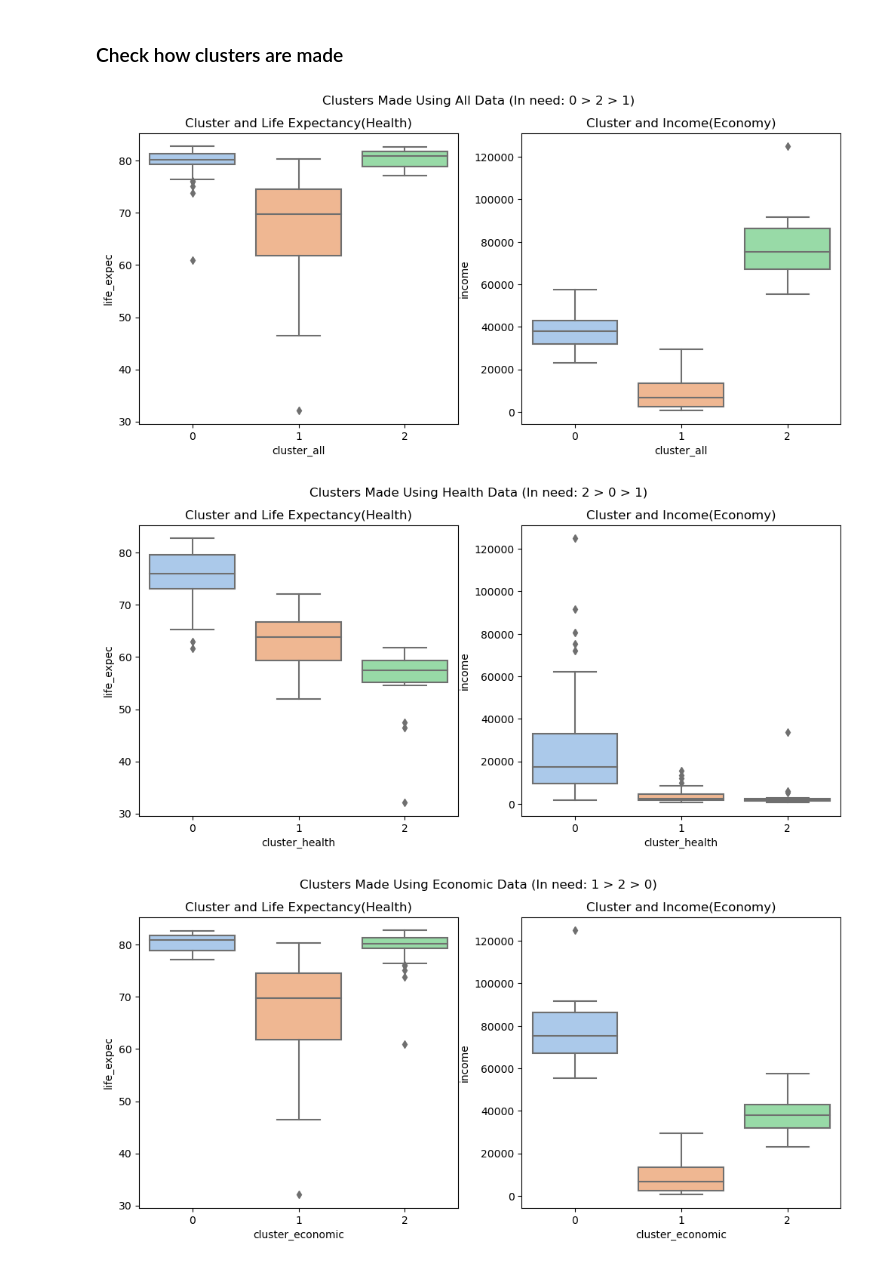
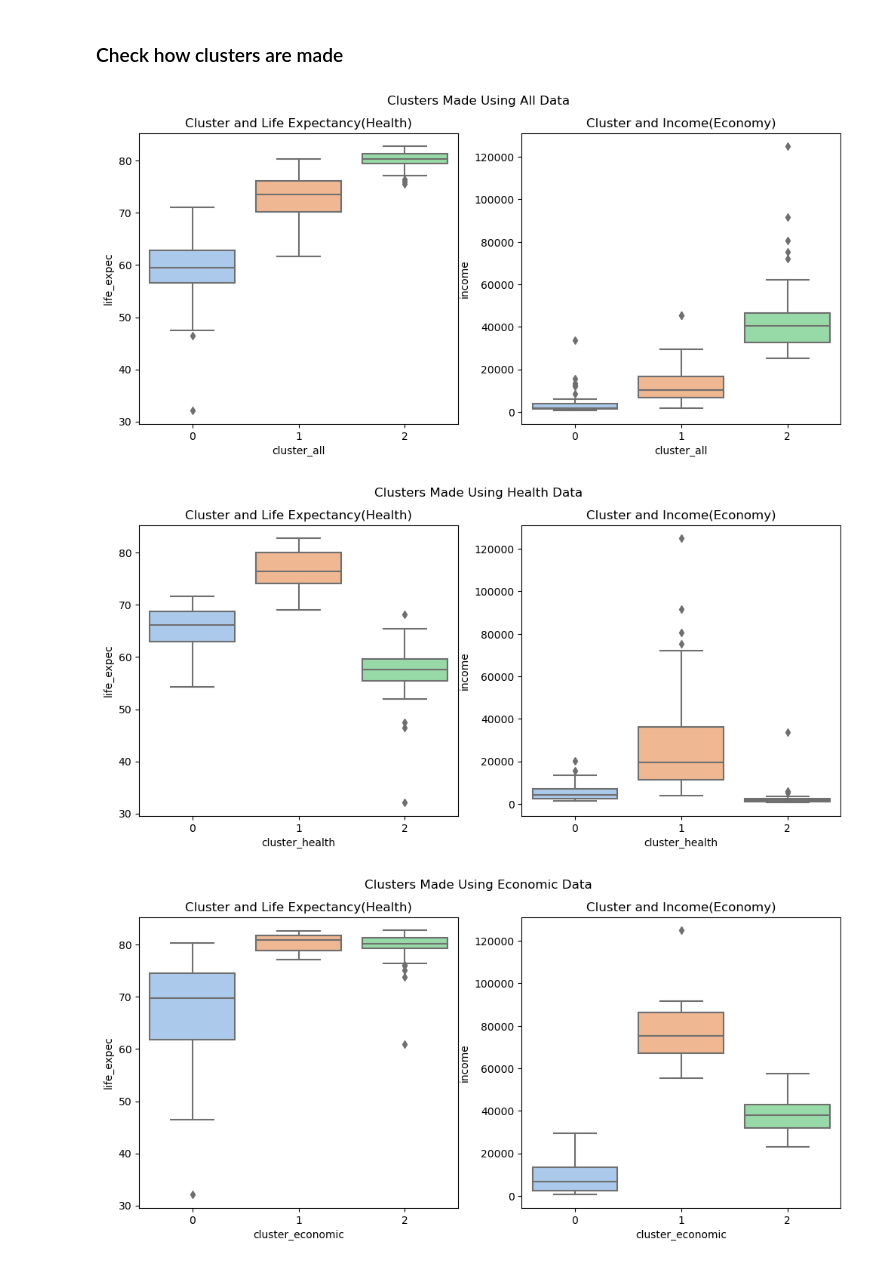
Before and after one commit to usuajiayako/DataScienceWeek8, a Jupyter notebook: unsupervised_mini_project/country.ipynb, the cells around one changed output. Drawn from its saved outputs; the diff is of its cells as text; code cells hidden in the pictures.

Commit message:
fitting scaler

```diff
--- a/unsupervised_mini_project/country.ipynb
+++ b/unsupervised_mini_project/country.ipynb
@@ -219,7 +222,12 @@ plt.show()
+# %%
+scaler = StandardScaler()
+scaled_data = scaler.fit_transform(data.iloc[:, 1:])
+scaled_data = pd.DataFrame(scaled_data, columns = ["child_mort", "exports", "health", "imports", "income", "inflation","life_expec", "total_fer", "gdpp"])
+scaled_data = data[["country"]].join(scaled_data)
 # %% [markdown]
 K-means Clustering with the whole data
 # %%
-k_data_all = data.iloc[:, 1:]
+k_data_all = scaled_data.iloc[:, 1:]
 k_data_all.head()
 # %% [output]
 |  | child_mort | exports | health | imports | income | inflation | life_expec | total_fer | gdpp |
@@ -246,9 +250,9 @@ a_zeros_economic_mean = a_zeros["income"].mean()
 # %% [markdown]
 k-means clustering with health data
 # %%
-k_data_health = data[["child_mort", "life_expec", "total_fer"]]
+k_data_health = scaled_data[["child_mort", "life_expec", "total_fer"]]
 
-kmeans = KMeans(n_clusters = 3, n_init = 20)
+kmeans = KMeans(n_clusters = 3, n_init = 20, random_state = 5)
 kmeans.fit(k_data_health)
 
 data["cluster_health"] = kmeans.labels_
@@ -261,9 +265,9 @@ Name: cluster_health, dtype: int64
 # %% [markdown]
 k-means clustering with economic data
 # %%
-k_data_economic = data[["income", "gdpp"]]
+k_data_economic = scaled_data[["income", "gdpp"]]
 
-kmeans = KMeans(n_clusters = 3, n_init = 20)
+kmeans = KMeans(n_clusters = 3, n_init = 20, random_state = 5)
 kmeans.fit(k_data_economic)
 
 data["cluster_economic"] = kmeans.labels_
@@ -279,23 +283,23 @@ Name: cluster_economic, dtype: int64
 fig, ax = plt.subplots(1, 2, squeeze = False, figsize = (12, 5))
 sns.boxplot(ax = ax[0,0], x = "cluster_all", y = "life_expec", data = data).set(title = "Cluster and Life Expectancy(Health)")
 sns.boxplot(ax = ax[0,1], x = "cluster_all", y = "income", data = data).set(title = "Cluster and Income(Economy)")
-plt.suptitle("Clusters Made Using All Data (In need: 0 > 2 > 1)")
+plt.suptitle("Clusters Made Using All Data")
 plt.show()
 # %% [output]
-[figure, old version]
+[figure, new version]
 # %%
 fig, ax = plt.subplots(1, 2, squeeze = False, figsize = (12, 5))
 sns.boxplot(ax = ax[0,0], x = "cluster_health", y = "life_expec", data = data).set(title = "Cluster and Life Expectancy(Health)")
 sns.boxplot(ax = ax[0,1], x = "cluster_health", y = "income", data = data).set(title = "Cluster and Income(Economy)")
-plt.suptitle("Clusters Made Using Health Data (In need: 2 > 0 > 1)")
+plt.suptitle("Clusters Made Using Health Data")
 plt.show()
 # %% [output]
-[figure, old version]
+[figure, new version]
 # %%
 fig, ax = plt.subplots(1, 2, squeeze = False, figsize = (12, 5))
 sns.boxplot(ax = ax[0,0], x = "cluster_economic", y = "life_expec", data = data).set(title = "Cluster and Life Expectancy(Health)")
 sns.boxplot(ax = ax[0,1], x = "cluster_economic", y = "income", data = data).set(title = "Cluster and Income(Economy)")
-plt.suptitle("Clusters Made Using Economic Data (In need: 1 > 2 > 0)")
+plt.suptitle("Clusters Made Using Economic Data")
 plt.show()
 # %% [output]
-[figure, old version]
+[figure, new version]
```
Also changed, not shown: parts of 8 cells of this notebook.
